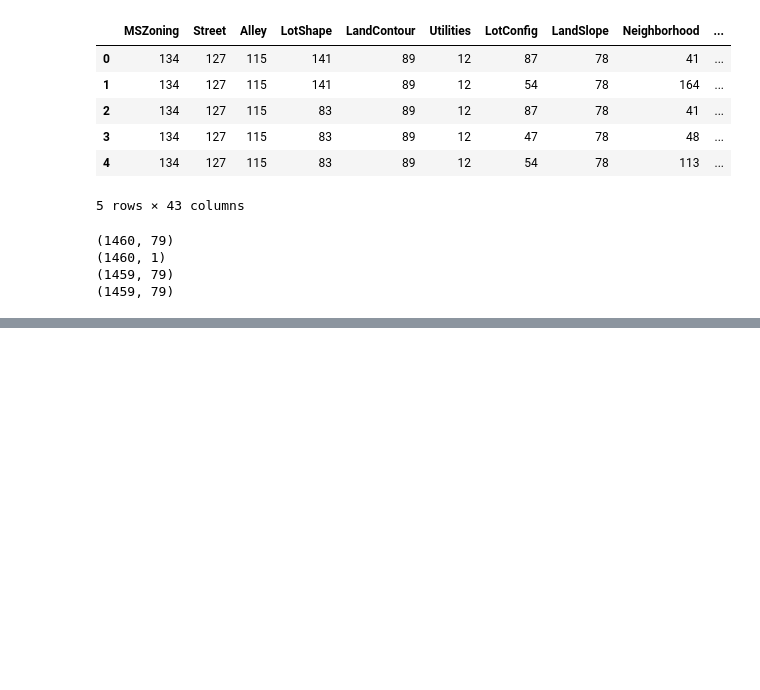
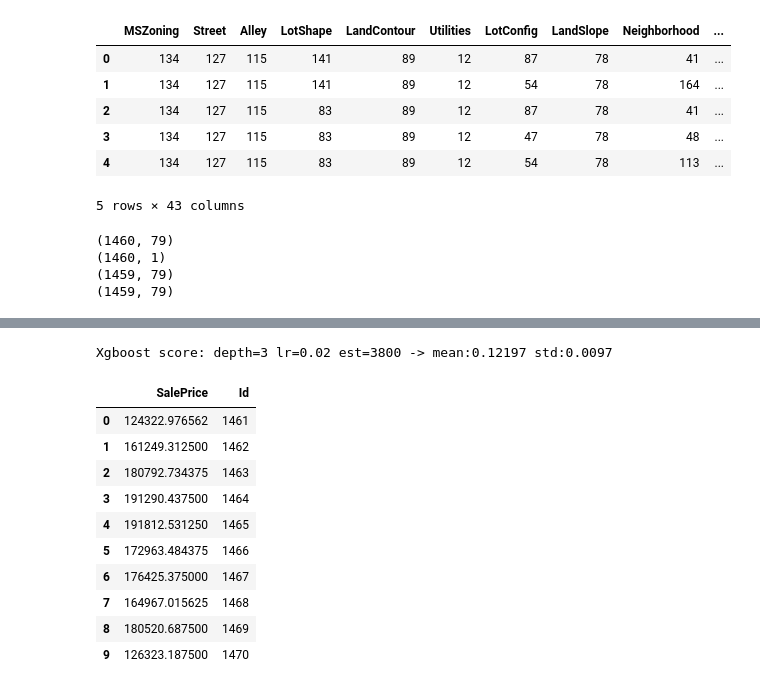
Before and after one commit to ddmng/kaggle, a Jupyter notebook: House Prices/notebooks/conv.ipynb, the cells around one changed output, grey strips where cells are left out. Drawn from its saved outputs; the diff is of its cells as text; code cells hidden in the pictures; blank space fills up the shorter version.

```diff
--- a/House Prices/notebooks/conv.ipynb
+++ b/House Prices/notebooks/conv.ipynb
@@ -289,9 +289,9 @@ def rmsle_cv(model):
     return(rmse)
 
 result = []
-for depth in range(3, 6):
-    for learning_rate in range(2, 6, 1):
-        for n_estimators in range(2000, 3600, 200):
+for depth in range(3, 5):
+    for learning_rate in range(2, 4, 1):
+        for n_estimators in range(2600, 4000, 200):
             score = train(depth, learning_rate/100, n_estimators)
             result.append([depth, learning_rate/100, n_estimators, score.mean(), score.std()])
 # %% [output]
@@ -325,30 +351,43 @@ print('Best try = \n', result.iloc[best])
 # %%
 # train with the best parameters
 depth = int(result.iloc[best]['depth'])
-learning_rate = int(result.iloc[best]['learning_rate'])
+learning_rate = result.iloc[best]['learning_rate']
 n_estimators = int(result.iloc[best]['n_estimators'])
 
 model_xgb = xgb.XGBRegressor(colsample_bytree=0.4603, gamma=0.0468,
                          learning_rate=learning_rate, max_depth=depth,
                          min_child_weight=1.7817, n_estimators=n_estimators,
                          reg_alpha=0.4640, reg_lambda=0.8571,
                          subsample=0.5213, silent=1,
                          random_state =7, nthread = -1)
 
 score = rmsle_cv(model_xgb)
 print("Xgboost score: depth={:d} lr={:.2f} est={:d} -> mean:{:.5f} std:{:.4f}".format(depth, learning_rate, n_estimators, score.mean(), score.std()))
 
 # Predict on submission set
 
 model_xgb.fit(X_train, y_train)
 
 subm_predict = model_xgb.predict(X_test)
 
 subm_predict = np.expm1(subm_predict)
 
 dsubm_predict = pd.DataFrame(subm_predict)
 dsubm_predict['Id'] = test.values[:,0]
 dsubm_predict.columns = ['SalePrice', 'Id']
 
 dsubm_predict.to_csv('submission.csv', index=False)
 dsubm_predict[0:10]
+# %% [output]
+Xgboost score: depth=3 lr=0.02 est=3800 -> mean:0.12197 std:0.0097
+|  | SalePrice | Id |
+| 0 | 124322.976562 | 1461 |
+| 1 | 161249.312500 | 1462 |
+| 2 | 180792.734375 | 1463 |
+| 3 | 191290.437500 | 1464 |
+| 4 | 191812.531250 | 1465 |
+| 5 | 172963.484375 | 1466 |
+| 6 | 176425.375000 | 1467 |
+| 7 | 164967.015625 | 1468 |
+| 8 | 180520.687500 | 1469 |
+| 9 | 126323.187500 | 1470 |
```
Also changed, not shown: parts of 4 cells of this notebook, 1 other file.
